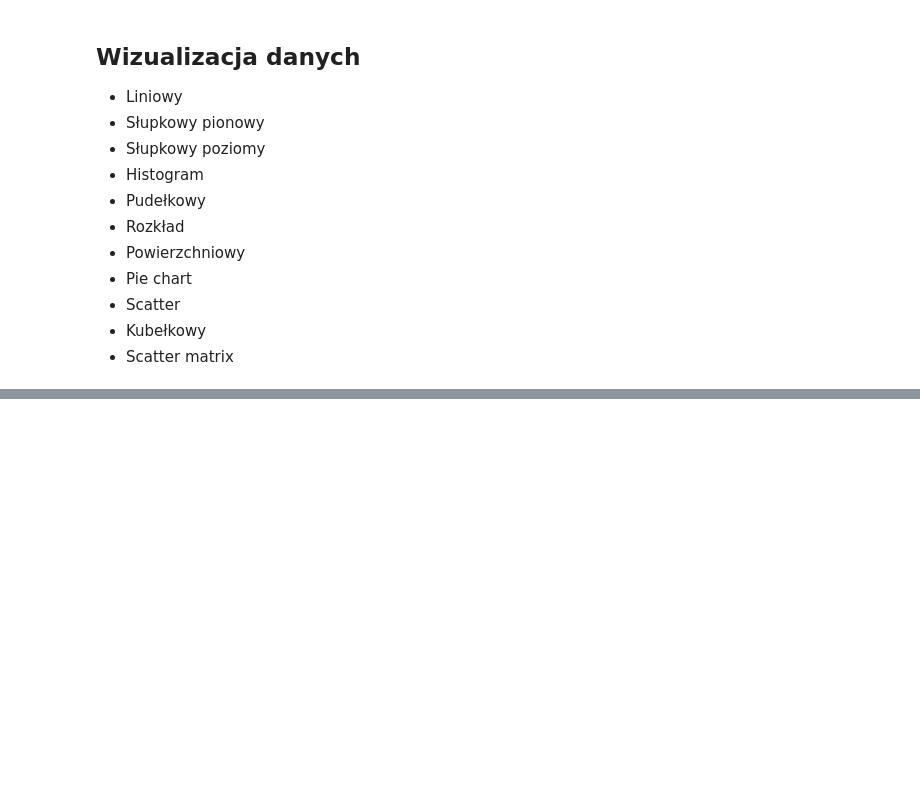
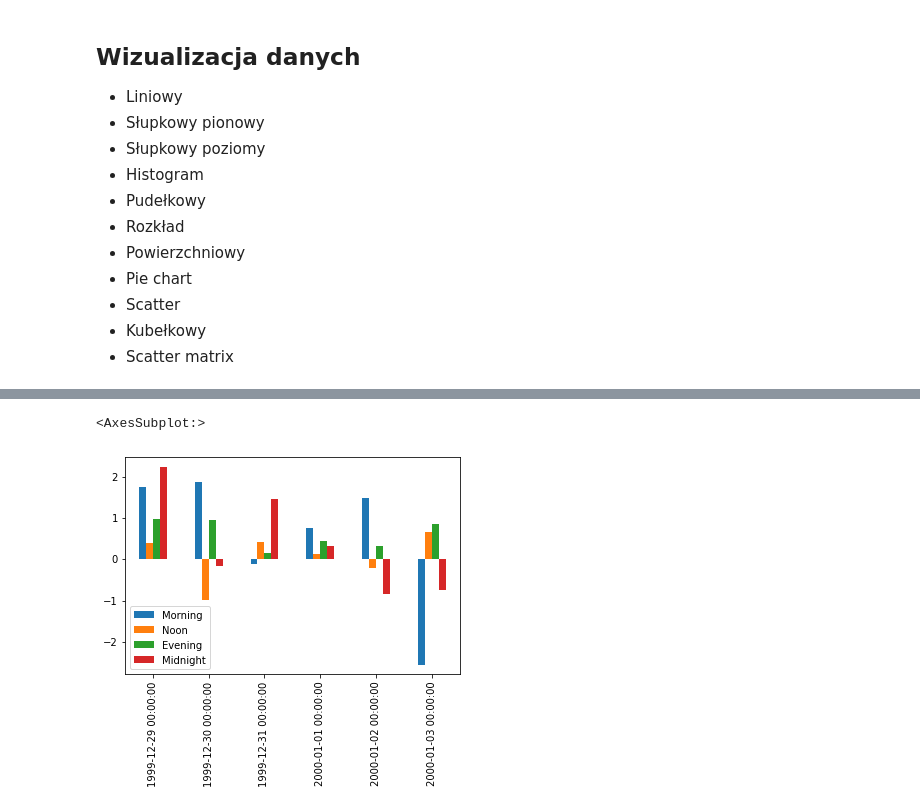
Before and after one commit to sagespl/python-masterclass, a Jupyter notebook: f04e-pandas-dataframe-dane-lekcja.ipynb, the cells around one changed output, grey strips where cells are left out. Drawn from its saved outputs; the diff is of its cells as text; code cells hidden in the pictures; blank space fills up the shorter version.

```diff
--- a/f04e-pandas-dataframe-dane-lekcja.ipynb
+++ b/f04e-pandas-dataframe-dane-lekcja.ipynb
@@ -66,0 +217,5 @@ last_names = pd.DataFrame({
+# %%
+df.plot(kind='bar')
+# %% [output]
+<AxesSubplot:>
+[figure, added]
```
Also changed, not shown: parts of 28 cells of this notebook, 3 other files.
